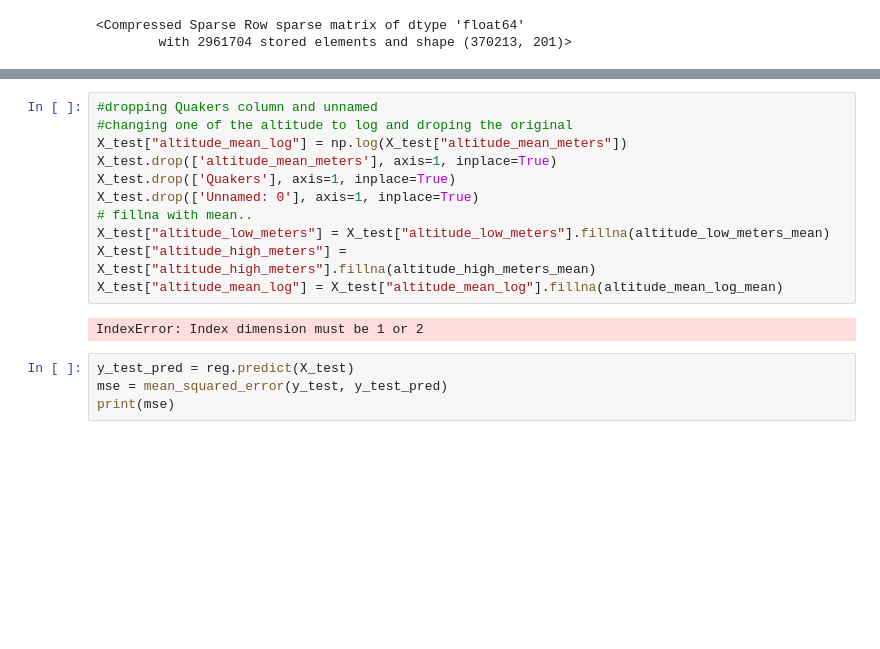
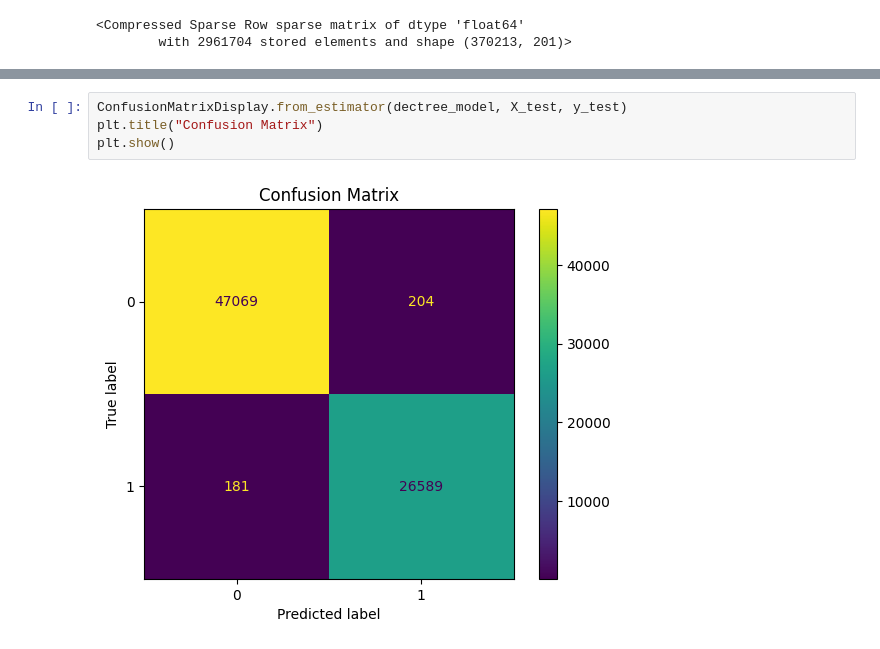
Before and after one commit to EmnaZayaniEsprit/ds-ml-project-template, a Jupyter notebook: EDA-and-modeling.ipynb, the cells around one changed output, grey strips where cells are left out. Cells and saved outputs as stored; diff of their text form; blank space fills up the shorter version.

```diff
--- a/EDA-and-modeling.ipynb
+++ b/EDA-and-modeling.ipynb
@@ -440,17 +384,6 @@ print(mse)
-# %%
-#dropping Quakers column and unnamed
-#changing one of the altitude to log and droping the original
-X_test["altitude_mean_log"] = np.log(X_test["altitude_mean_meters"])
-X_test.drop(['altitude_mean_meters'], axis=1, inplace=True)
-X_test.drop(['Quakers'], axis=1, inplace=True)
-X_test.drop(['Unnamed: 0'], axis=1, inplace=True)
-# fillna with mean..
-X_test["altitude_low_meters"] = X_test["altitude_low_meters"].fillna(altitude_low_meters_mean)
-X_test["altitude_high_meters"] = X_test["altitude_high_meters"].fillna(altitude_high_meters_mean)
-X_test["altitude_mean_log"] = X_test["altitude_mean_log"].fillna(altitude_mean_log_mean)
-# %% [output]
-IndexError: Index dimension must be 1 or 2
-# %%
-y_test_pred = reg.predict(X_test)
-mse = mean_squared_error(y_test, y_test_pred)
-print(mse)
+# %%
+ConfusionMatrixDisplay.from_estimator(dectree_model, X_test, y_test)
+plt.title("Confusion Matrix")
+plt.show()
+# %% [output]
+[figure, added]
```
Also changed, not shown: parts of 29 cells of this notebook.
